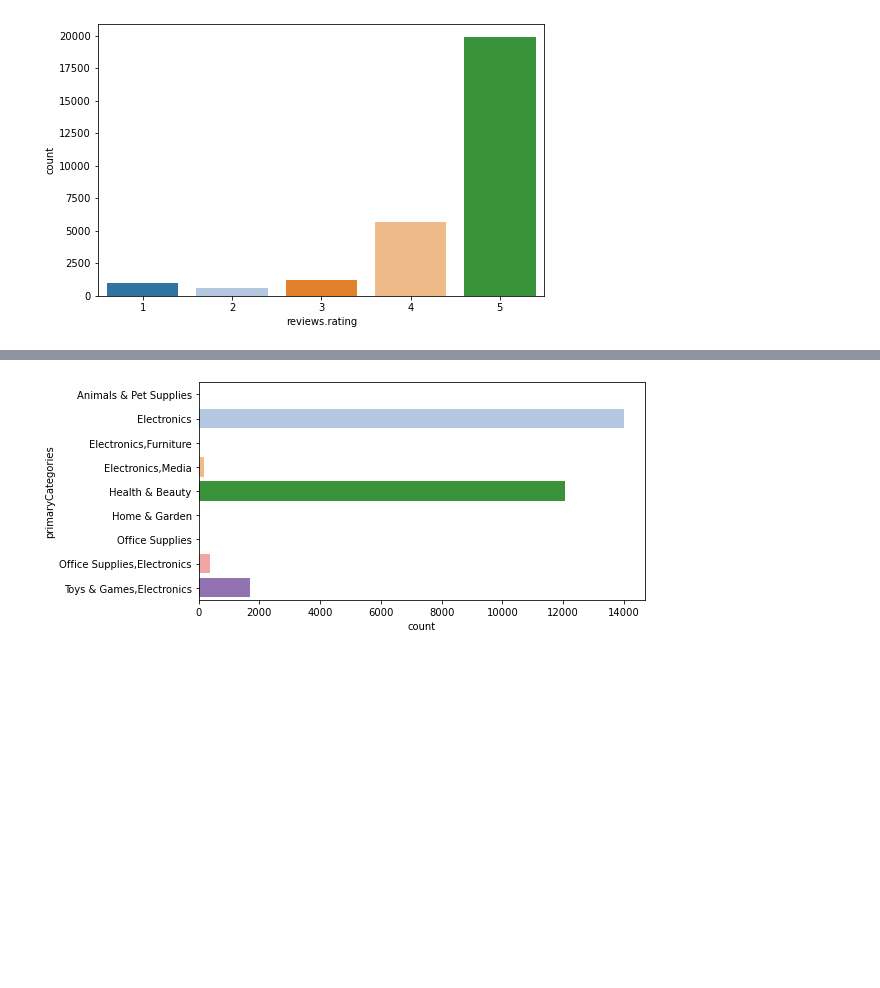
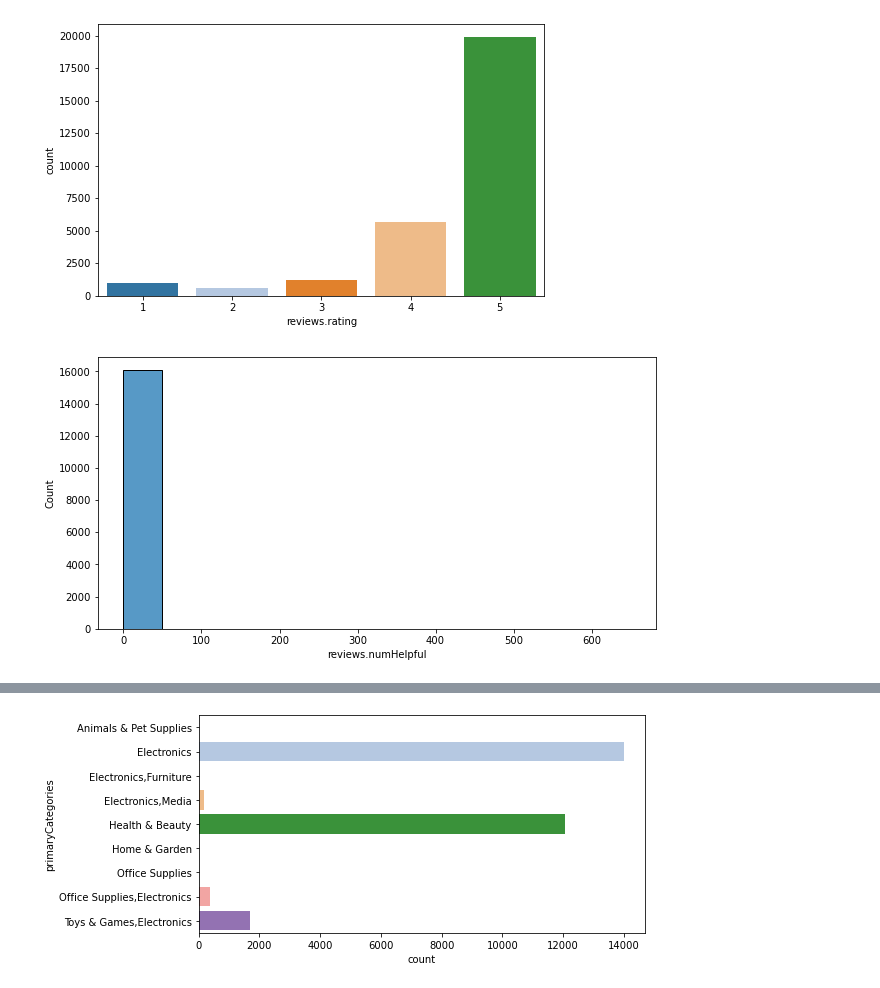
Before and after one commit to broepke/DATA110, a Jupyter notebook: Week 10/DATA110-Week10-broepke.ipynb, the cells around one changed output, grey strips where cells are left out. Drawn from its saved outputs; the diff is of its cells as text; code cells hidden in the pictures; blank space fills up the shorter version.

```diff
--- a/Week 10/DATA110-Week10-broepke.ipynb
+++ b/Week 10/DATA110-Week10-broepke.ipynb
@@ -178,3 +212,8 @@ plt.figure(figsize=(8,5))
 sns.countplot(x='reviews.rating', data=df, palette="tab20", dodge=False);
 # %% [output]
 [figure]
+# %%
+plt.figure(figsize=(10,5))
+sns.histplot(x='reviews.numHelpful', data=df, palette="tab20", binwidth=50);
+# %% [output]
+[figure, added]
```
Also changed, not shown: parts of 32 cells of this notebook.
